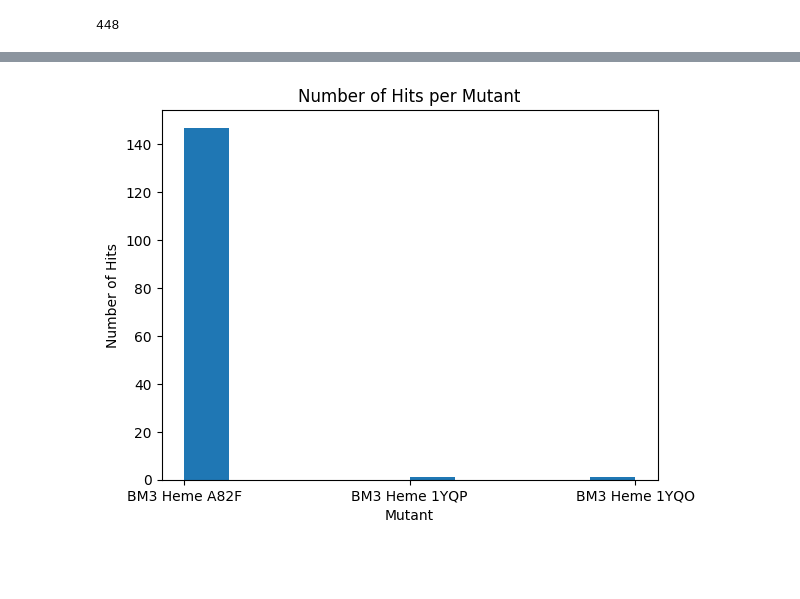
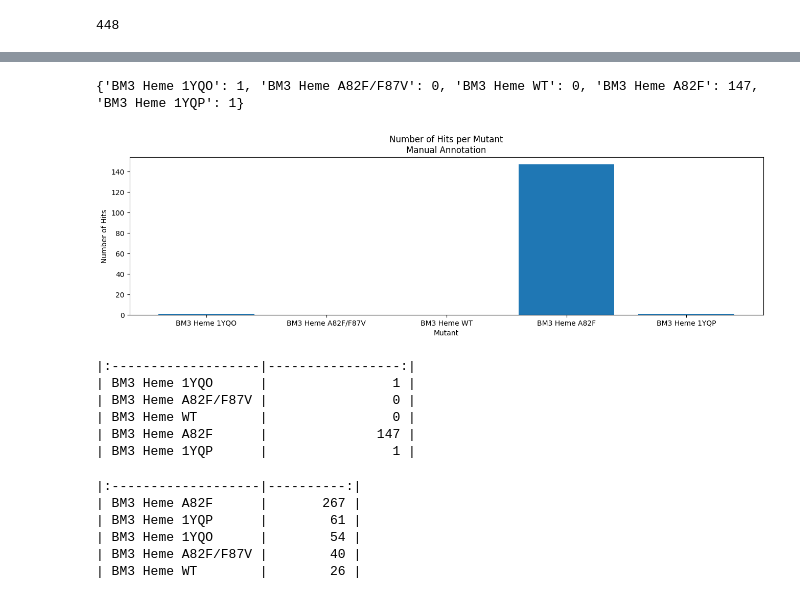
Before and after one commit to TrellixVulnTeam/screening-fist_OO2T, a Jupyter notebook: nb/screening-data.ipynb, the cells around one changed output, grey strips where cells are left out. Cells and saved outputs as stored; diff of their text form; code cells hidden in the pictures; blank space fills up the shorter version.

Commit message:
hits hist - empty labels, km hits

```diff
--- a/nb/screening-data.ipynb
+++ b/nb/screening-data.ipynb
@@ -463,9 +430,32 @@ plt.show()
 # %%
-plt.hist(hits['protein'])
+_d = {i:sum(df.loc[df['protein']==i,'hit']) for i in df['protein'].unique()}
+print(_d)
+plt.figure(figsize=(16,4))
+plt.bar(_d.keys(), _d.values())
 plt.ylabel('Number of Hits')
 plt.xlabel('Mutant')
-plt.title('Number of Hits per Mutant')
-plt.savefig('img/hits-hist.png')
+plt.title('Number of Hits per Mutant\nManual Annotation')
+plt.savefig('img/hits-hist-man.png')
 plt.show()
 # %% [output]
+{'BM3 Heme 1YQO': 1, 'BM3 Heme A82F/F87V': 0, 'BM3 Heme WT': 0, 'BM3 Heme A82F': 147, 'BM3 Heme 1YQP': 1}
-[figure, old version]
+[figure, new version]
+# %%
+print(pd.Series(_d, name='Number of Hits').to_markdown())
+# %% [output]
+|:-------------------|-----------------:|
+| BM3 Heme 1YQO      |                1 |
+| BM3 Heme A82F/F87V |                0 |
+| BM3 Heme WT        |                0 |
+| BM3 Heme A82F      |              147 |
+| BM3 Heme 1YQP      |                1 |
+# %%
+_dk = kms['Protein'].value_counts()
+print(_dk.to_markdown())
+# %% [output]
+|:-------------------|----------:|
+| BM3 Heme A82F      |       267 |
+| BM3 Heme 1YQP      |        61 |
+| BM3 Heme 1YQO      |        54 |
+| BM3 Heme A82F/F87V |        40 |
+| BM3 Heme WT        |        26 |
```
Also changed, not shown: parts of 12 cells of this notebook, 4 other files.
